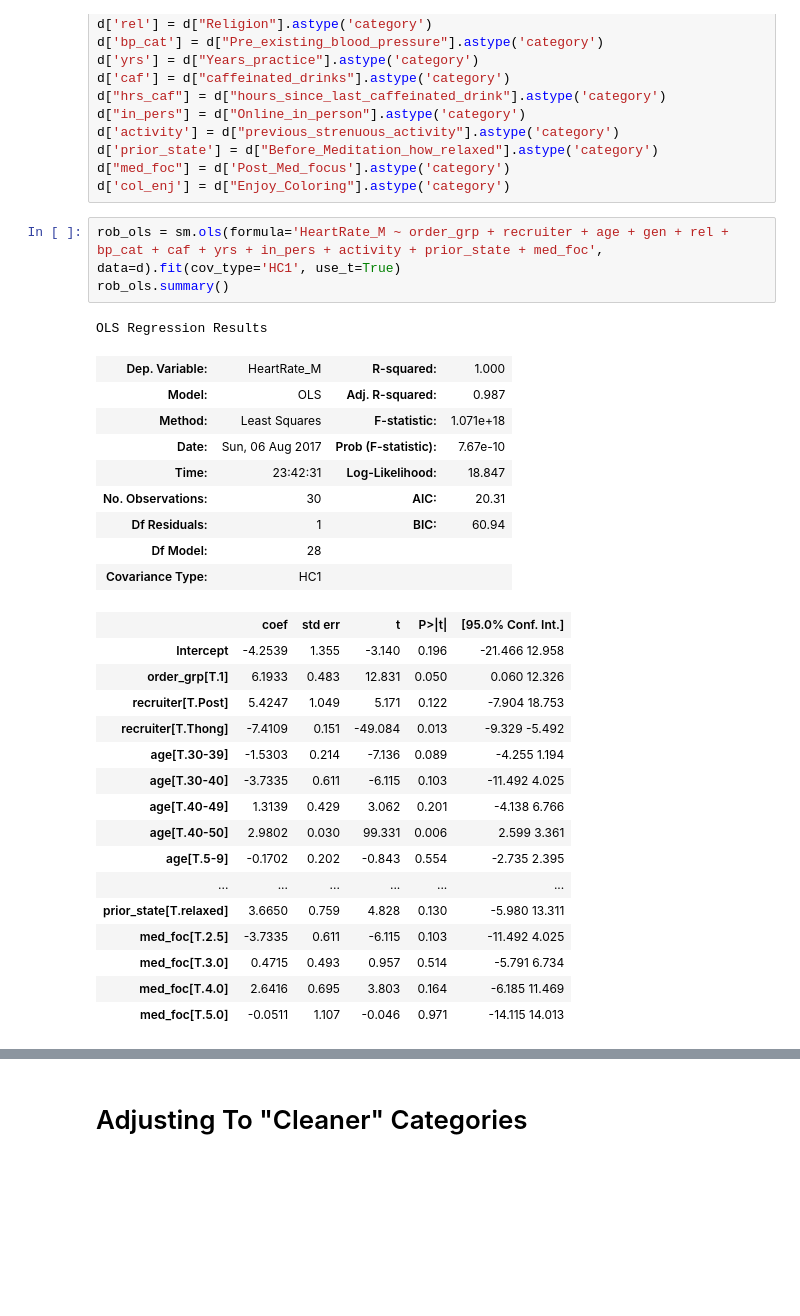
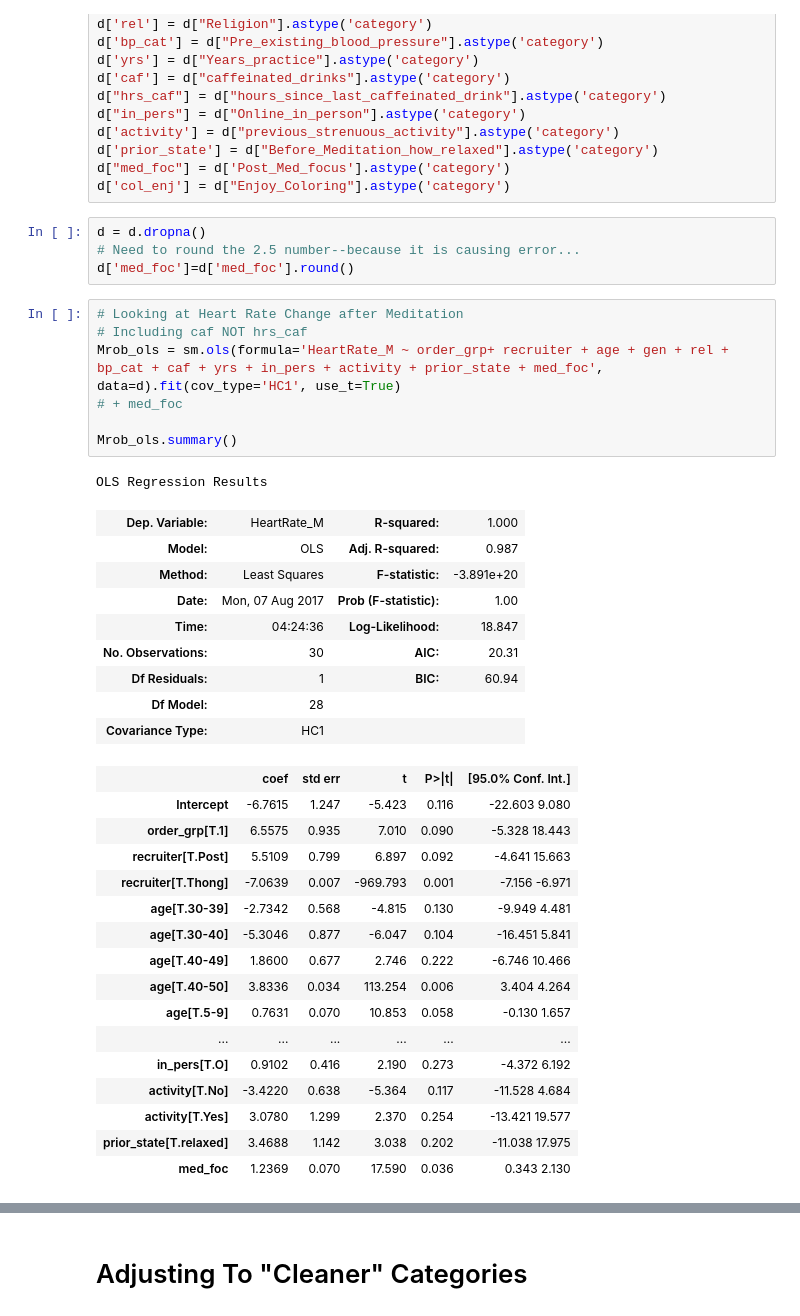
Before and after one commit to thongnbui/MIDS_241_project, a Jupyter notebook: code/Project_Ohm.ipynb, the cells around one changed output, grey strips where cells are left out. Drawn from its saved outputs; the diff is of its cells as text; blank space fills up the shorter version.

```diff
--- a/code/Project_Ohm.ipynb
+++ b/code/Project_Ohm.ipynb
@@ -60,35 +60,43 @@ d['activity'] = d["previous_strenuous_activity"].astype('category')
 d['prior_state'] = d["Before_Meditation_how_relaxed"].astype('category')
 d["med_foc"] = d['Post_Med_focus'].astype('category')
 d['col_enj'] = d["Enjoy_Coloring"].astype('category')
+# %%
+d = d.dropna()
+# Need to round the 2.5 number--because it is causing error...
+d['med_foc']=d['med_foc'].round()
 # %%
-rob_ols = sm.ols(formula='HeartRate_M ~ order_grp + recruiter + age + gen + rel + bp_cat + caf + yrs + in_pers + activity + prior_state + med_foc', data=d).fit(cov_type='HC1', use_t=True)
-rob_ols.summary()
+# Looking at Heart Rate Change after Meditation
+# Including caf NOT hrs_caf
+Mrob_ols = sm.ols(formula='HeartRate_M ~ order_grp+ recruiter + age + gen + rel + bp_cat + caf + yrs + in_pers + activity + prior_state + med_foc', data=d).fit(cov_type='HC1', use_t=True)
+# + med_foc
+
+Mrob_ols.summary()
 # %% [output]
 OLS Regression Results
 | Dep. Variable: | HeartRate_M | R-squared: | 1.000 |
 | Model: | OLS | Adj. R-squared: | 0.987 |
-| Method: | Least Squares | F-statistic: | 1.071e+18 |
-| Date: | Sun, 06 Aug 2017 | Prob (F-statistic): | 7.67e-10 |
-| Time: | 23:42:31 | Log-Likelihood: | 18.847 |
+| Method: | Least Squares | F-statistic: | -3.891e+20 |
+| Date: | Mon, 07 Aug 2017 | Prob (F-statistic): | 1.00 |
+| Time: | 04:24:36 | Log-Likelihood: | 18.847 |
 | No. Observations: | 30 | AIC: | 20.31 |
 | Df Residuals: | 1 | BIC: | 60.94 |
 | Df Model: | 28 |  |  |
 | Covariance Type: | HC1 |  |  |
 |  | coef | std err | t | P>|t| | [95.0% Conf. Int.] |
-| Intercept | -4.2539 | 1.355 | -3.140 | 0.196 | -21.466 12.958 |
-| order_grp[T.1] | 6.1933 | 0.483 | 12.831 | 0.050 | 0.060 12.326 |
-| recruiter[T.Post] | 5.4247 | 1.049 | 5.171 | 0.122 | -7.904 18.753 |
-| recruiter[T.Thong] | -7.4109 | 0.151 | -49.084 | 0.013 | -9.329 -5.492 |
-| age[T.30-39] | -1.5303 | 0.214 | -7.136 | 0.089 | -4.255 1.194 |
-| age[T.30-40] | -3.7335 | 0.611 | -6.115 | 0.103 | -11.492 4.025 |
-| age[T.40-49] | 1.3139 | 0.429 | 3.062 | 0.201 | -4.138 6.766 |
-| age[T.40-50] | 2.9802 | 0.030 | 99.331 | 0.006 | 2.599 3.361 |
-| age[T.5-9] | -0.1702 | 0.202 | -0.843 | 0.554 | -2.735 2.395 |
+| Intercept | -6.7615 | 1.247 | -5.423 | 0.116 | -22.603 9.080 |
+| order_grp[T.1] | 6.5575 | 0.935 | 7.010 | 0.090 | -5.328 18.443 |
+| recruiter[T.Post] | 5.5109 | 0.799 | 6.897 | 0.092 | -4.641 15.663 |
+| recruiter[T.Thong] | -7.0639 | 0.007 | -969.793 | 0.001 | -7.156 -6.971 |
+| age[T.30-39] | -2.7342 | 0.568 | -4.815 | 0.130 | -9.949 4.481 |
+| age[T.30-40] | -5.3046 | 0.877 | -6.047 | 0.104 | -16.451 5.841 |
+| age[T.40-49] | 1.8600 | 0.677 | 2.746 | 0.222 | -6.746 10.466 |
+| age[T.40-50] | 3.8336 | 0.034 | 113.254 | 0.006 | 3.404 4.264 |
+| age[T.5-9] | 0.7631 | 0.070 | 10.853 | 0.058 | -0.130 1.657 |
 | ... | ... | ... | ... | ... | ... |
-| prior_state[T.relaxed] | 3.6650 | 0.759 | 4.828 | 0.130 | -5.980 13.311 |
-| med_foc[T.2.5] | -3.7335 | 0.611 | -6.115 | 0.103 | -11.492 4.025 |
-| med_foc[T.3.0] | 0.4715 | 0.493 | 0.957 | 0.514 | -5.791 6.734 |
-| med_foc[T.4.0] | 2.6416 | 0.695 | 3.803 | 0.164 | -6.185 11.469 |
-| med_foc[T.5.0] | -0.0511 | 1.107 | -0.046 | 0.971 | -14.115 14.013 |
+| in_pers[T.O] | 0.9102 | 0.416 | 2.190 | 0.273 | -4.372 6.192 |
+| activity[T.No] | -3.4220 | 0.638 | -5.364 | 0.117 | -11.528 4.684 |
+| activity[T.Yes] | 3.0780 | 1.299 | 2.370 | 0.254 | -13.421 19.577 |
+| prior_state[T.relaxed] | 3.4688 | 1.142 | 3.038 | 0.202 | -11.038 17.975 |
+| med_foc | 1.2369 | 0.070 | 17.590 | 0.036 | 0.343 2.130 |
 | Omnibus: | 20.396 | Durbin-Watson: | 2.000 |
 | Prob(Omnibus): | 0.000 | Jarque-Bera (JB): | 180.000 |
```
Also changed, not shown: parts of 36 cells of this notebook.
